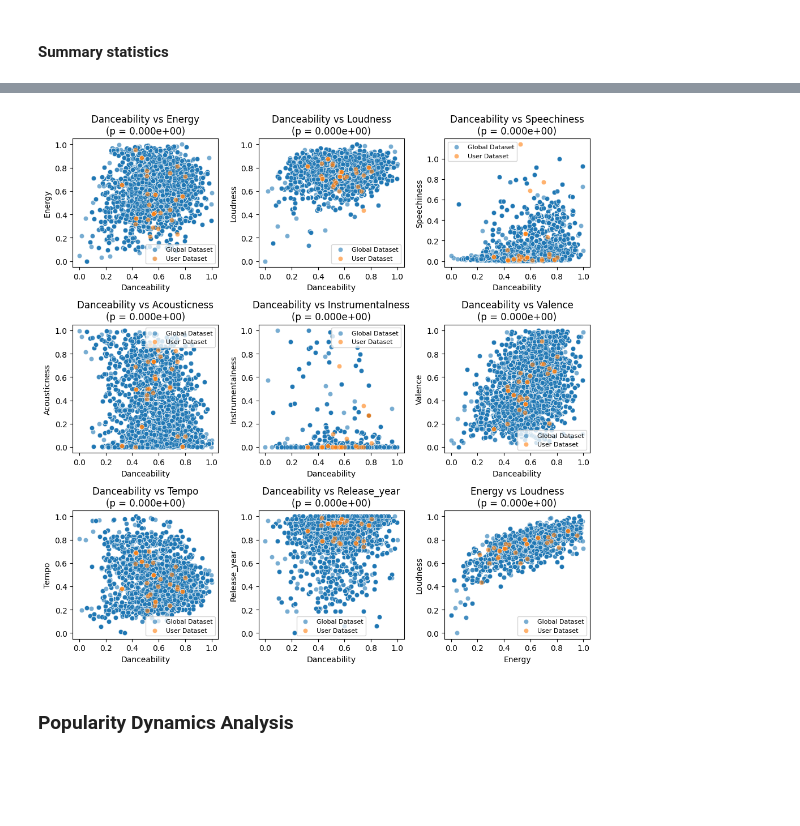
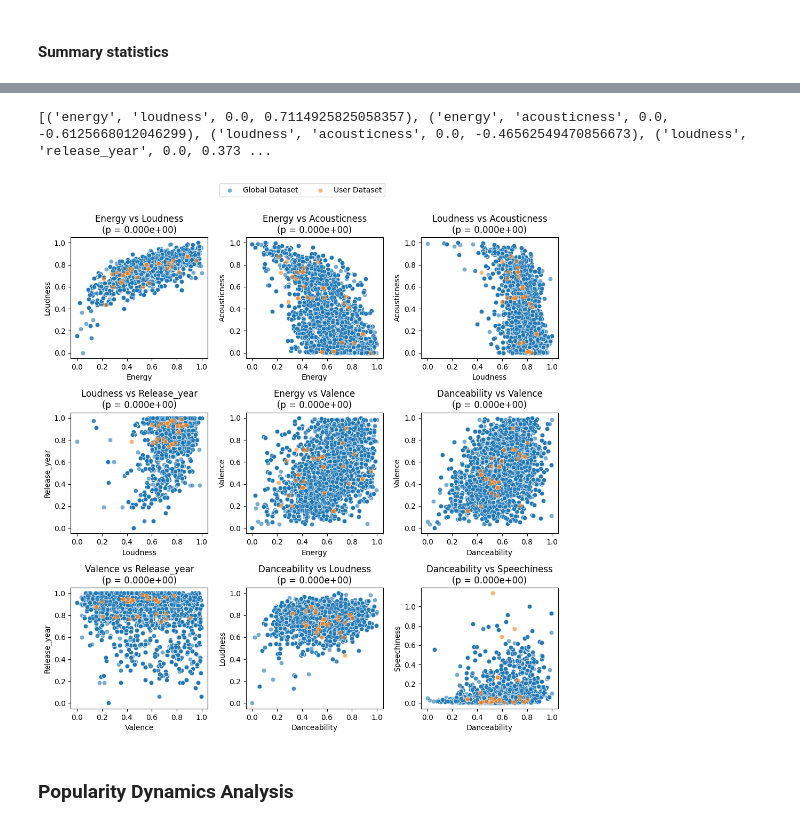
Before and after one commit to LNickelsburg/iss310-final-project, a Jupyter notebook: FinalProject.ipynb, the cells around one changed output, grey strips where cells are left out. Drawn from its saved outputs; the diff is of its cells as text; code cells hidden in the pictures; blank space fills up the shorter version.

```diff
--- a/FinalProject.ipynb
+++ b/FinalProject.ipynb
@@ -278,15 +291,17 @@ user_summary
 # kde plots
 fig, axes = plt.subplots(nrows=4, ncols=3, figsize=(10, 10))
 axes = axes.flatten()
-
-for i, feature in enumerate(continuous_features):
+these_features = continuous_features.copy()
+for i, feature in enumerate(these_features):
+    print(feature)
     sns.kdeplot(charts_details_df[feature], fill=True, label='Global Dataset', ax=axes[i])
     sns.kdeplot(user_listening_details_df[feature], fill=True, label='User Dataset', ax=axes[i])
     axes[i].set_title(f"{feature.capitalize()} Distribution")
-    axes[i].legend()
 
-for j in range(len(features), len(axes)):
+for j in range(len(continuous_features), len(axes)):
     fig.delaxes(axes[j])
+handles, labels = axes[0].get_legend_handles_labels()
+fig.legend(handles, labels, loc='upper center', ncol=2, bbox_to_anchor=(0.5, 1.05))
 
 plt.tight_layout()
 plt.show()
@@ -305,38 +329,47 @@ for x_feature, y_feature in feature_pairs:
     if not combined_data.empty:
         r_value, p_value = pearsonr(combined_data[x_feature], combined_data[y_feature])
         results.append((x_feature, y_feature, p_value, r_value))
-results = sorted(results, key=lambda x: x[2])[:9]
+
+
 results = [result for result in results if result[2] < alpha]
+sorted_results = sorted(results, key=lambda x: abs(x[3]), reverse=True)
+print(sorted_results)
 
 fig, axes = plt.subplots(nrows=3, ncols=3, figsize=(10, 10))
 axes = axes.flatten()
-for ax, (x_feature, y_feature, p_value, r_value) in zip(axes, results):
+for ax, (x_feature, y_feature, p_value, r_value) in zip(axes, sorted_results):
     sns.scatterplot(
         x=charts_details_df[x_feature],
         y=charts_details_df[y_feature],
         label='Global Dataset',
         ax=ax,
         alpha=0.6
     )
     sns.scatterplot(
         x=user_listening_details_df[x_feature],
         y=user_listening_details_df[y_feature],
         label='User Dataset',
         ax=ax,
         alpha=0.6
     )
     ax.set_title(f"{x_feature.capitalize()} vs {y_feature.capitalize()}\n(p = {p_value:.3e})")
     ax.set_xlabel(x_feature.capitalize())
     ax.set_ylabel(y_feature.capitalize())
-    ax.legend(fontsize=8)
 
-for j in range(len(results), len(axes)):
+    if ax.get_legend():
+        ax.get_legend().remove()
+
+for j in range(len(sorted_results), len(axes)):
     fig.delaxes(axes[j])
+
+handles, labels = axes[0].get_legend_handles_labels()
+fig.legend(handles, labels, loc='upper center', ncol=2, bbox_to_anchor=(0.5, 1.05))
 
 plt.tight_layout()
 plt.show()
 # %% [output]
+[('energy', 'loudness', 0.0, 0.7114925825058357), ('energy', 'acousticness', 0.0, -0.6125668012046299), ('loudness', 'acousticness', 0.0, -0.46562549470856673), ('loudness', 'release_year', 0.0, 0.373 ...
-[figure, old version]
+[figure, new version]
 # %% [markdown]
 ### **Popularity Dynamics Analysis**
 # %%
```
Also changed, not shown: parts of 14 cells of this notebook, 1 other file.
